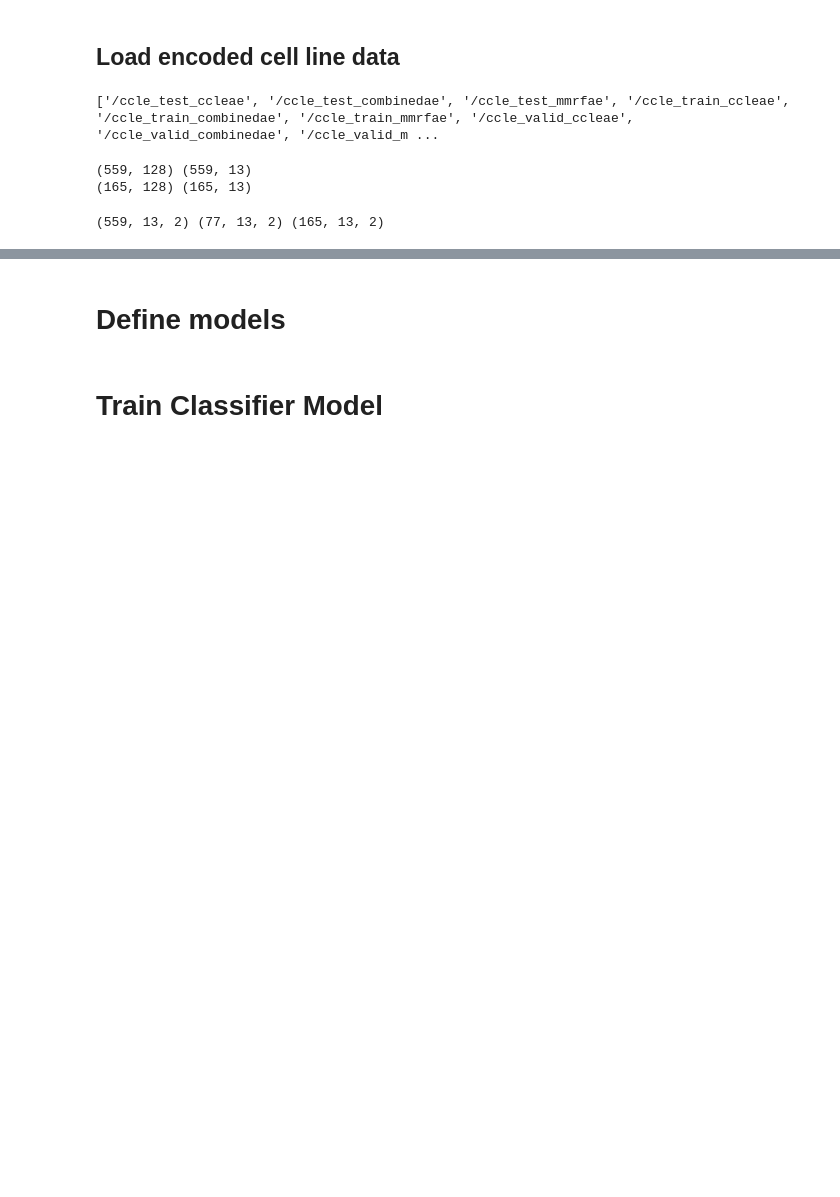
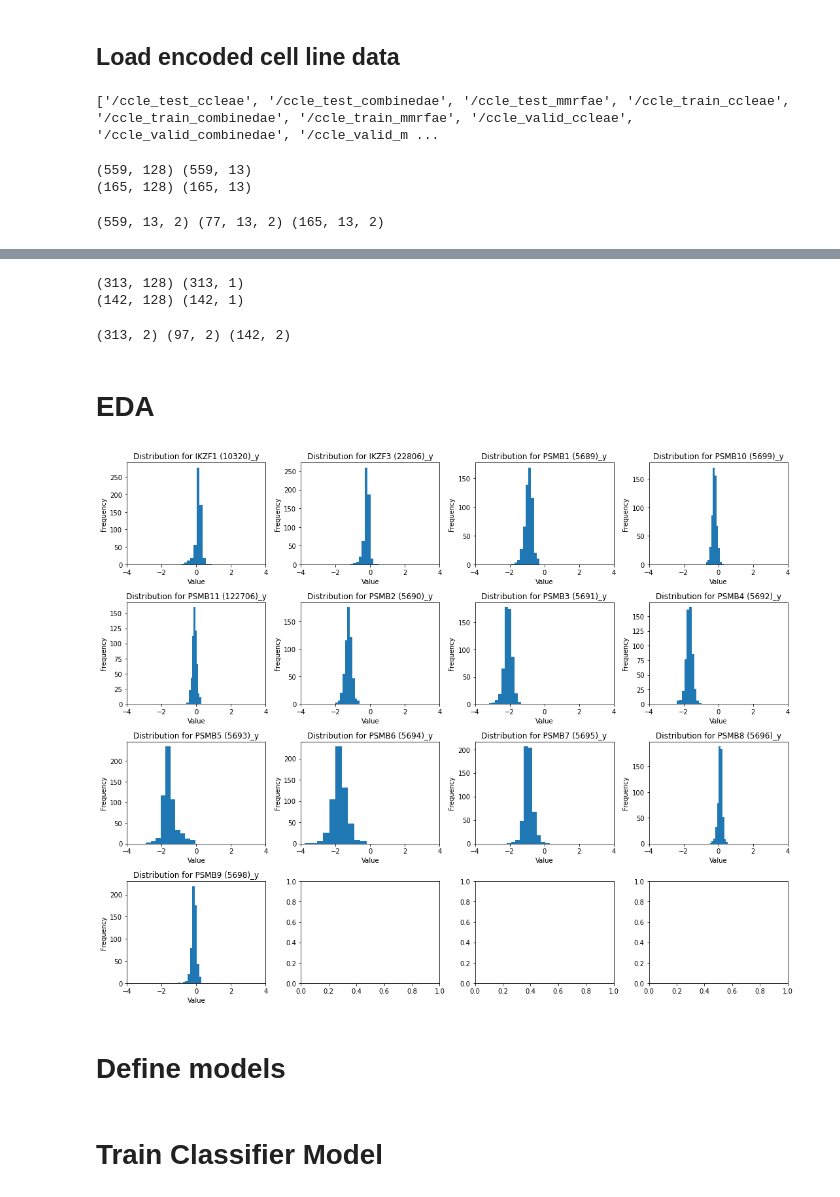
Before and after one commit to nalinimsingh/mm-cell_lines, a Jupyter notebook: AE_multiTaskNN.ipynb, the cells around one changed output, grey strips where cells are left out. Drawn from its saved outputs; the diff is of its cells as text; code cells hidden in the pictures; blank space fills up the shorter version.

```diff
--- a/AE_multiTaskNN.ipynb
+++ b/AE_multiTaskNN.ipynb
@@ -77,0 +166,6 @@ print(bY_train_oneHot.shape, bY_val_oneHot.shape, bY_test_oneHot.shape)
+# %%
+print(X_train_pt.shape, Y_train_pfs.shape)
+print(X_test_pt.shape, Y_test_pfs.shape)
+# %% [output]
+(313, 128) (313, 1)
+(142, 128) (142, 1)
@@ -78,3 +176,30 @@ print(bY_train_oneHot.shape, bY_val_oneHot.shape, bY_test_oneHot.shape)
+# %%
+# onehot encode binary outcomes
+bY_train_pfs_oneHot = K.utils.to_categorical(bY_train_pfs, 2)
+bY_val_pfs_oneHot = K.utils.to_categorical(bY_val_pfs, 2)
+bY_test_pfs_oneHot = K.utils.to_categorical(bY_test_pfs, 2)
+
+print(bY_train_pfs_oneHot.shape, bY_val_pfs_oneHot.shape, bY_test_pfs_oneHot.shape)
+# %% [output]
+(313, 2) (97, 2) (142, 2)
+# %% [markdown]
+# EDA
+# %%
+fig, ax = plt.subplots(4, 4, figsize = (15,12))
+
+
+ax_new = Y_train.hist(bins=10, ax=ax.ravel()[:13])
+for i in range(13):
+    ax_new[i].set_xlabel("Value")
+    ax_new[i].set_ylabel("Frequency")
+    ax_new[i].set_title(f"Distribution for {Y_train.columns[i]}")
+#     boundary = max(np.ceil(abs(Y_train[Y_train.columns[i]].min())),np.ceil(abs(Y_train[Y_train.columns[i]].max())))
+    ax_new[i].set_xlim(-1*4,4)
+    ax_new[i].grid(False)
+
+plt.tight_layout()
+# %% [output]
+[figure, added]
 # %% [markdown]
 # Define models
 # %%
```
Also changed, not shown: parts of 20 cells of this notebook.
